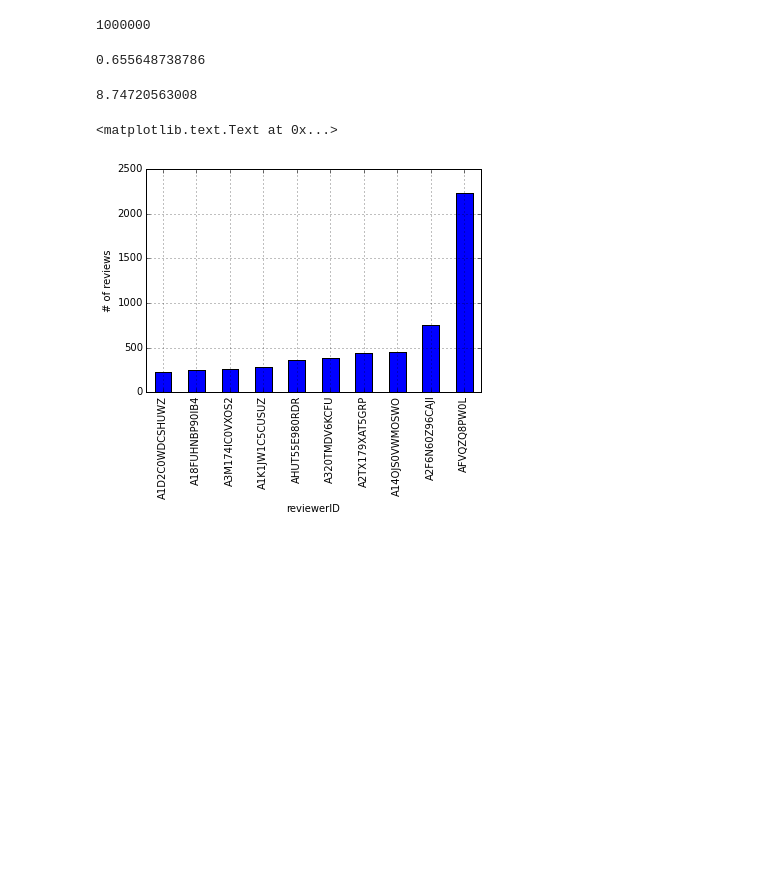
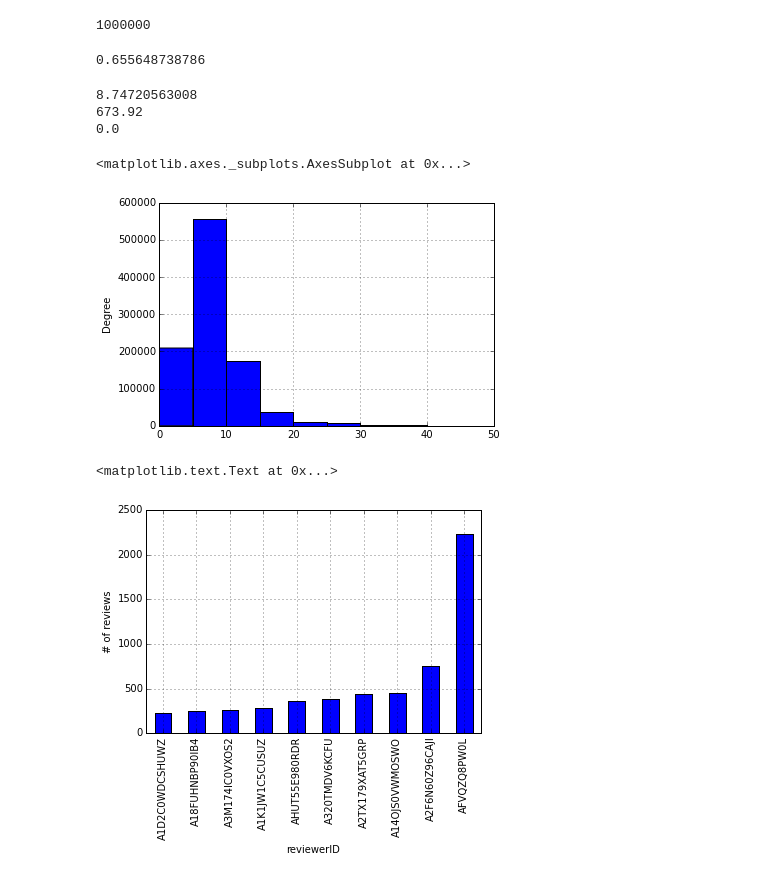
Before and after one commit to hmallajosyula/Amazon-Recommender-System, a Jupyter notebook: Capstone.ipynb, the cells around one changed output. Saved outputs shown, nothing was run; the diff lists cells and outputs as text; code cells hidden in the pictures; blank space fills up the shorter version.

```diff
--- a/Capstone.ipynb
+++ b/Capstone.ipynb
@@ -115,11 +116,22 @@ print sum(df_reviews['helpful-score'])/sum(df_reviews['helpful-max'])
 0.655648738786
 # %%
 #computing average price of all books
-df_reviews['price'] = df_reviews['price'].astype('float')
-df_reviews['price'] = df_reviews['price'].fillna('')
+df_reviews['price'] = df_reviews['price'].fillna(0)
+df_reviews['price'] = df_reviews['price'].astype(float)
 print sum(df_reviews['price'])/len(df_reviews['price'])
+print max(df_reviews['price'])
+print min(df_reviews['price'])
 # %% [output]
 8.74720563008
+673.92
+0.0
+# %%
+#price histogram removing outliers
+t=df_reviews[df_reviews['price']<50]
+t['price'].plot(kind='hist')
+# %% [output]
+<matplotlib.axes._subplots.AxesSubplot at 0x...>
+[figure, added]
 # %%
 #Top 10 users posting the most reviews
 freq_users = df_reviews.groupby(['reviewerID']).size()
```
Also changed, not shown: parts of 4 cells of this notebook.
